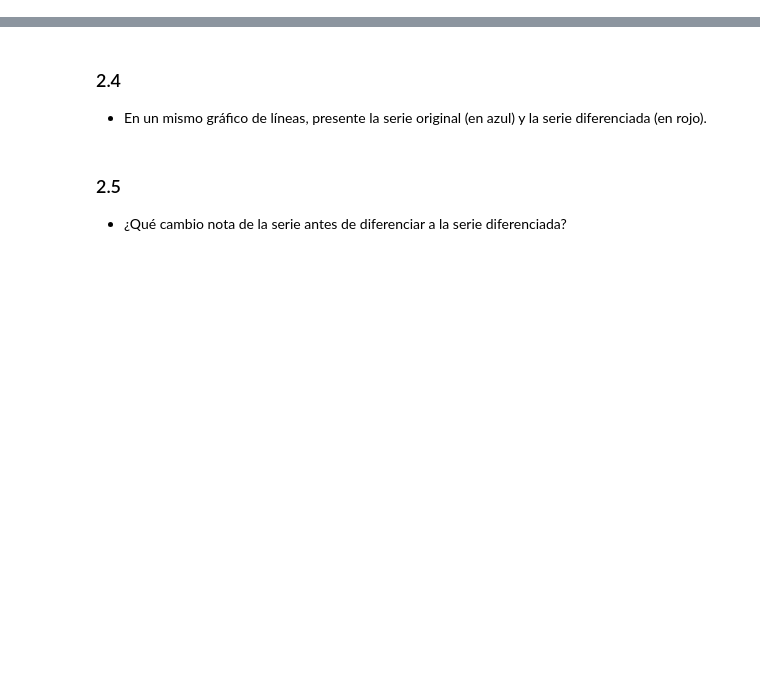
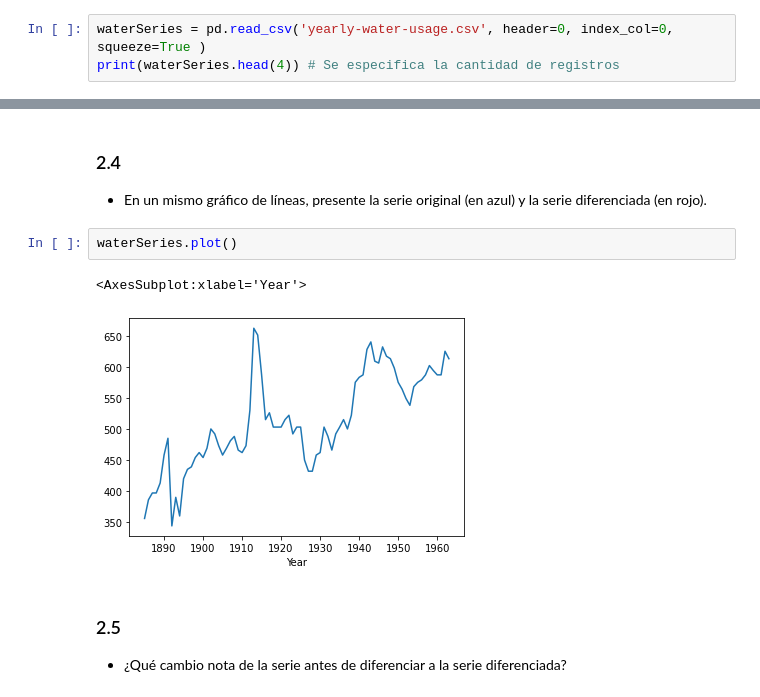
Before and after one commit to joseSalazar4/ExperimentalLinearRegression, a Jupyter notebook: Experimental_Linear_Regression.ipynb, the cells around one changed output, grey strips where cells are left out. Saved outputs shown, nothing was run; the diff lists cells and outputs as text; blank space fills up the shorter version.

```diff
--- a/Experimental_Linear_Regression.ipynb
+++ b/Experimental_Linear_Regression.ipynb
@@ -253,3 +255,6 @@ plt.show()
 # %% [markdown]
 ### 2.1
 - Cargue el archivo proporcionado y muestre los 4 primeros registros.
+# %%
+waterSeries = pd.read_csv('yearly-water-usage.csv', header=0, index_col=0, squeeze=True )
+print(waterSeries.head(4)) # Se especifica la cantidad de registros
@@ -265,6 +295,11 @@ plt.show()
 ### 2.4
 
 - En un mismo gráfico de líneas, presente la serie original (en azul) y la serie diferenciada (en rojo).
+# %%
+waterSeries.plot()
+# %% [output]
+<AxesSubplot:xlabel='Year'>
+[figure, added]
 # %% [markdown]
 ### 2.5
 
```
Also changed, not shown: parts of 4 cells of this notebook.
